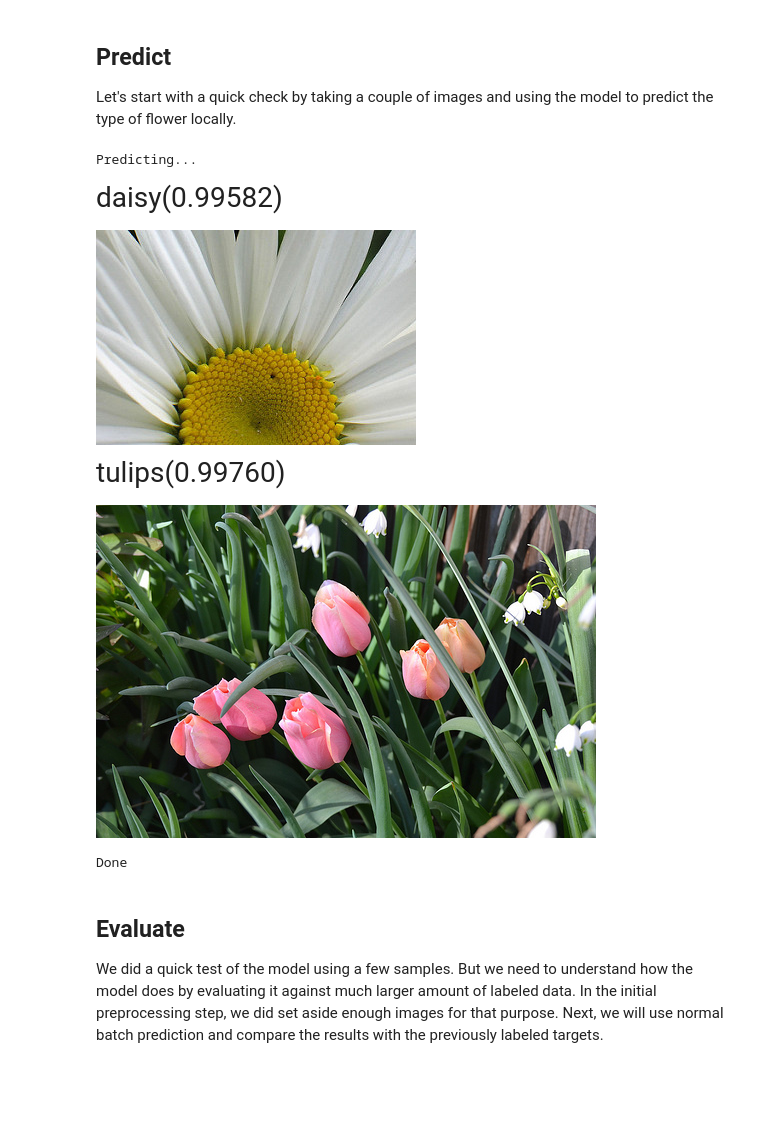
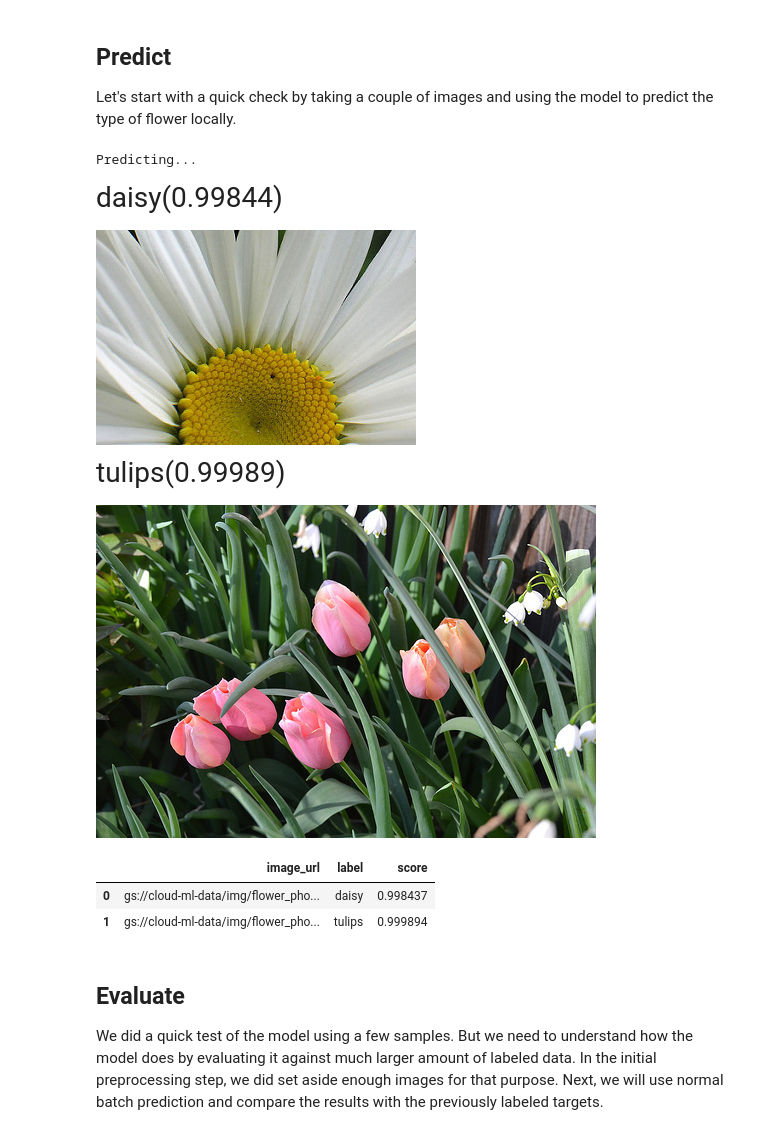
Before and after one commit to googledatalab/notebooks, a Jupyter notebook: tutorials/Machine Learning/image/flower/Local.ipynb, the cells around one changed output. Drawn from its saved outputs; the diff is of its cells as text; code cells hidden in the pictures; blank space fills up the shorter version.

```diff
--- a/tutorials/Machine Learning/image/flower/Local.ipynb
+++ b/tutorials/Machine Learning/image/flower/Local.ipynb
@@ -86,0 +71,4 @@ Done
+# %%
+import logging
+logging.getLogger().setLevel(logging.INFO)
+train_job = model.train(preprocessed_dir, 30, 800, model_dir)
@@ -117,17 +126,19 @@ Let's start with a quick check by taking a couple of images and using the model
 # %%
 images = [
   'gs://cloud-ml-data/img/flower_photos/daisy/15207766_fc2f1d692c_n.jpg',
   'gs://cloud-ml-data/img/flower_photos/tulips/6876631336_54bf150990.jpg'
 ]
 # set show_image to False to not display pictures.
-local_predict(model_dir, images, show_image=True)
+model.predict(model_dir, images, show_image=True)
 # %% [output]
 Predicting...
-daisy(0.99582)
+daisy(0.99844)
 [figure]
-tulips(0.99760)
+tulips(0.99989)
 [figure]
-Done
+|  | image_url | label | score |
+| 0 | gs://cloud-ml-data/img/flower_pho... | daisy | 0.998437 |
+| 1 | gs://cloud-ml-data/img/flower_pho... | tulips | 0.999894 |
 # %% [markdown]
 ## Evaluate
 We did a quick test of the model using a few samples. But we need to understand how the model does by evaluating it against much larger amount of labeled data. In the initial preprocessing step, we did set aside enough images for that purpose. Next, we will use normal batch prediction and compare the results with the previously labeled targets.
```
Also changed, not shown: parts of 10 cells of this notebook, 3 other files.
